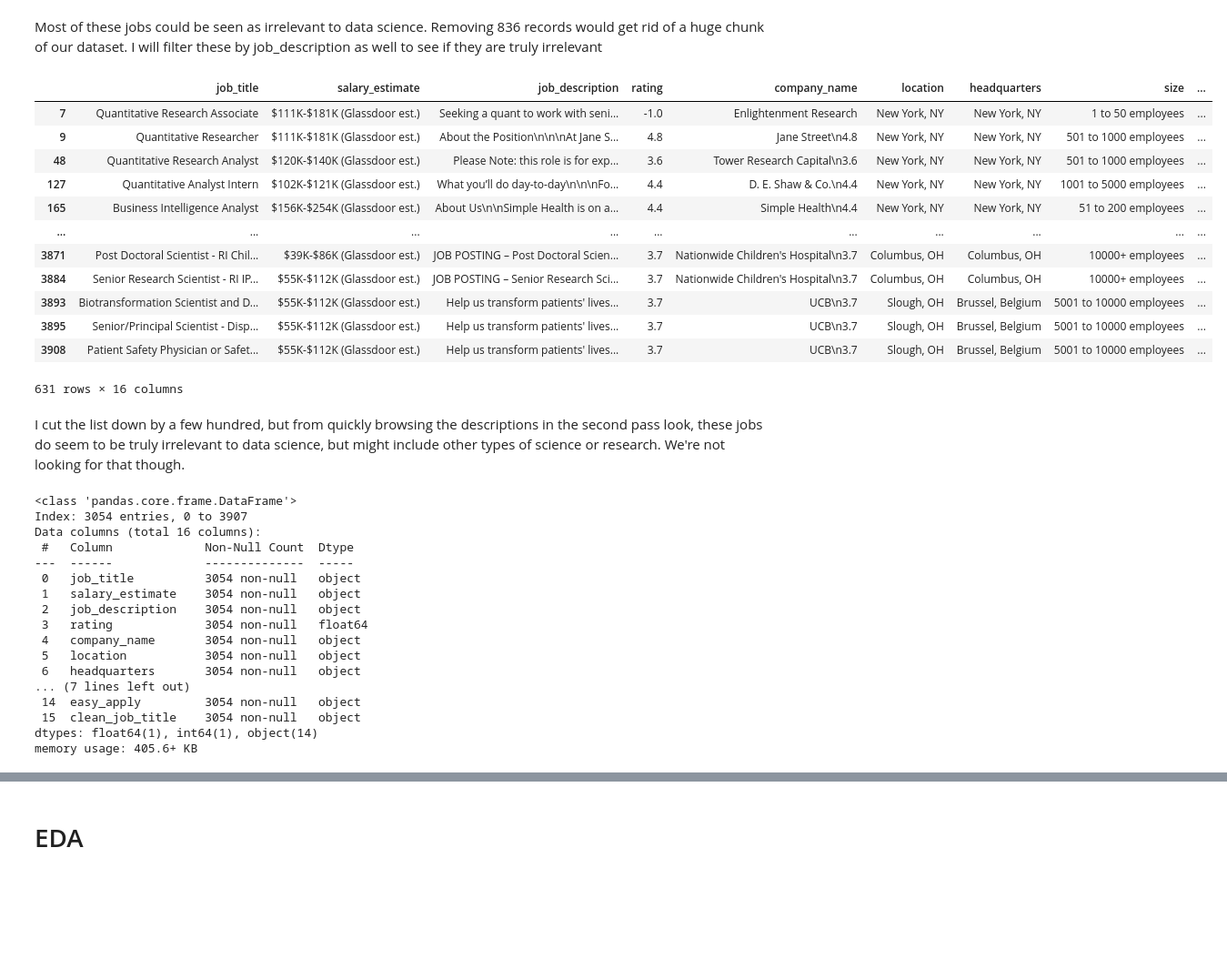
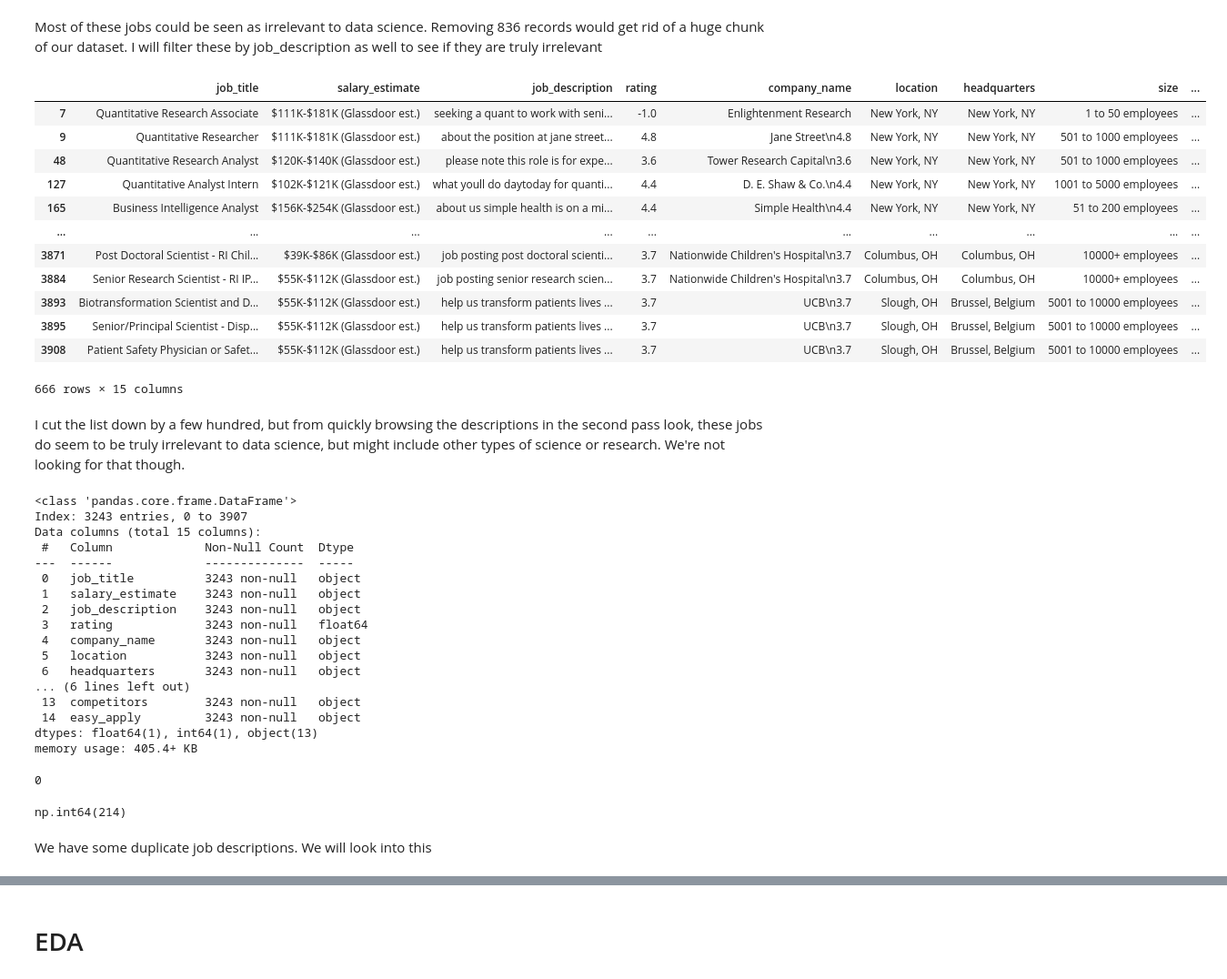
Before and after one commit to Thomas-Kulch/text_data_toolkit, a Jupyter notebook: eda/EDA_Job_Descriptions.ipynb, the cells around one changed output, grey strips where cells are left out. Shown at 91% size. Saved outputs shown, nothing was run; the diff lists cells and outputs as text; code cells hidden in the pictures; blank space fills up the shorter version.

```diff
--- a/eda/EDA_Job_Descriptions.ipynb
+++ b/eda/EDA_Job_Descriptions.ipynb
@@ -184,9 +158,7 @@ memory usage: 460.6+ KB
 # %%
 # check for irrelevant jobs
-# homogenize job titles first
-df_ds_jobs_raw_no_dups["clean_job_title"] = df_ds_jobs_raw_no_dups["job_title"].str.lower().str.replace(r'[^\w\s]', '', regex=True)
 
-df_ds_jobs_raw_no_dups_bad_titles = df_ds_jobs_raw_no_dups[~df_ds_jobs_raw_no_dups["clean_job_title"].str.contains("data|engineer|ml |machine learning|ai ", case=False, regex=True)]
-df_ds_jobs_raw_no_dups_bad_titles
+df_ds_jobs_raw_bad_titles = df_ds_jobs_raw[~df_ds_jobs_raw["job_title"].str.contains("data|engineer|ml |machine learning|ai ", case=False, regex=True)]
+df_ds_jobs_raw_bad_titles
 # %% [output]
 |  | job_title | salary_estimate | job_description | rating | company_name | location | headquarters | size | ... |
@@ -205,22 +177,22 @@ df_ds_jobs_raw_no_dups_bad_titles
 # %% [markdown]
 Most of these jobs could be seen as irrelevant to data science. Removing 836 records would get rid of a huge chunk of our dataset. I will filter these by job_description as well to see if they are truly irrelevant
 # %%
-df_ds_jobs_raw_no_dups_bad_titles_2nd = df_ds_jobs_raw_no_dups_bad_titles[~df_ds_jobs_raw_no_dups_bad_titles["job_description"].str.contains("python|machine learning|data science", case=False, regex=True)]
-df_ds_jobs_raw_no_dups_bad_titles_2nd
+df_ds_jobs_raw_bad_titles_2nd = df_ds_jobs_raw_bad_titles[~df_ds_jobs_raw_bad_titles["job_description"].str.contains("python|machine learning|data science", case=False, regex=True)]
+df_ds_jobs_raw_bad_titles_2nd
 # %% [output]
 |  | job_title | salary_estimate | job_description | rating | company_name | location | headquarters | size | ... |
-| 7 | Quantitative Research Associate | $111K-$181K (Glassdoor est.) | Seeking a quant to work with seni... | -1.0 | Enlightenment Research | New York, NY | New York, NY | 1 to 50 employees | ... |
-| 9 | Quantitative Researcher | $111K-$181K (Glassdoor est.) | About the Position\n\n\nAt Jane S... | 4.8 | Jane Street\n4.8 | New York, NY | New York, NY | 501 to 1000 employees | ... |
-| 48 | Quantitative Research Analyst | $120K-$140K (Glassdoor est.) | Please Note: this role is for exp... | 3.6 | Tower Research Capital\n3.6 | New York, NY | New York, NY | 501 to 1000 employees | ... |
-| 127 | Quantitative Analyst Intern | $102K-$121K (Glassdoor est.) | What you’ll do day-to-day\n\n\nFo... | 4.4 | D. E. Shaw & Co.\n4.4 | New York, NY | New York, NY | 1001 to 5000 employees | ... |
-| 165 | Business Intelligence Analyst | $156K-$254K (Glassdoor est.) | About Us\n\nSimple Health is on a... | 4.4 | Simple Health\n4.4 | New York, NY | New York, NY | 51 to 200 employees | ... |
+| 7 | Quantitative Research Associate | $111K-$181K (Glassdoor est.) | seeking a quant to work with seni... | -1.0 | Enlightenment Research | New York, NY | New York, NY | 1 to 50 employees | ... |
+| 9 | Quantitative Researcher | $111K-$181K (Glassdoor est.) | about the position at jane street... | 4.8 | Jane Street\n4.8 | New York, NY | New York, NY | 501 to 1000 employees | ... |
+| 48 | Quantitative Research Analyst | $120K-$140K (Glassdoor est.) | please note this role is for expe... | 3.6 | Tower Research Capital\n3.6 | New York, NY | New York, NY | 501 to 1000 employees | ... |
+| 127 | Quantitative Analyst Intern | $102K-$121K (Glassdoor est.) | what youll do daytoday for quanti... | 4.4 | D. E. Shaw & Co.\n4.4 | New York, NY | New York, NY | 1001 to 5000 employees | ... |
+| 165 | Business Intelligence Analyst | $156K-$254K (Glassdoor est.) | about us simple health is on a mi... | 4.4 | Simple Health\n4.4 | New York, NY | New York, NY | 51 to 200 employees | ... |
 | ... | ... | ... | ... | ... | ... | ... | ... | ... | ... |
-| 3871 | Post Doctoral Scientist - RI Chil... | $39K-$86K (Glassdoor est.) | JOB POSTING – Post Doctoral Scien... | 3.7 | Nationwide Children's Hospital\n3.7 | Columbus, OH | Columbus, OH | 10000+ employees | ... |
-| 3884 | Senior Research Scientist - RI IP... | $55K-$112K (Glassdoor est.) | JOB POSTING – Senior Research Sci... | 3.7 | Nationwide Children's Hospital\n3.7 | Columbus, OH | Columbus, OH | 10000+ employees | ... |
-| 3893 | Biotransformation Scientist and D... | $55K-$112K (Glassdoor est.) | Help us transform patients' lives... | 3.7 | UCB\n3.7 | Slough, OH | Brussel, Belgium | 5001 to 10000 employees | ... |
-| 3895 | Senior/Principal Scientist - Disp... | $55K-$112K (Glassdoor est.) | Help us transform patients' lives... | 3.7 | UCB\n3.7 | Slough, OH | Brussel, Belgium | 5001 to 10000 employees | ... |
-| 3908 | Patient Safety Physician or Safet... | $55K-$112K (Glassdoor est.) | Help us transform patients' lives... | 3.7 | UCB\n3.7 | Slough, OH | Brussel, Belgium | 5001 to 10000 employees | ... |
+| 3871 | Post Doctoral Scientist - RI Chil... | $39K-$86K (Glassdoor est.) | job posting post doctoral scienti... | 3.7 | Nationwide Children's Hospital\n3.7 | Columbus, OH | Columbus, OH | 10000+ employees | ... |
+| 3884 | Senior Research Scientist - RI IP... | $55K-$112K (Glassdoor est.) | job posting senior research scien... | 3.7 | Nationwide Children's Hospital\n3.7 | Columbus, OH | Columbus, OH | 10000+ employees | ... |
+| 3893 | Biotransformation Scientist and D... | $55K-$112K (Glassdoor est.) | help us transform patients lives ... | 3.7 | UCB\n3.7 | Slough, OH | Brussel, Belgium | 5001 to 10000 employees | ... |
+| 3895 | Senior/Principal Scientist - Disp... | $55K-$112K (Glassdoor est.) | help us transform patients lives ... | 3.7 | UCB\n3.7 | Slough, OH | Brussel, Belgium | 5001 to 10000 employees | ... |
+| 3908 | Patient Safety Physician or Safet... | $55K-$112K (Glassdoor est.) | help us transform patients lives ... | 3.7 | UCB\n3.7 | Slough, OH | Brussel, Belgium | 5001 to 10000 employees | ... |
-631 rows × 16 columns
+666 rows × 15 columns
 # %% [markdown]
 I cut the list down by a few hundred, but from quickly browsing the descriptions in the second pass look, these jobs do seem to be truly irrelevant to data science, but might include other types of science or research. We're not looking for that though.
 # %%
@@ -230,20 +202,29 @@ df_ds_jobs_raw_no_dups.drop(indexes_to_remove, inplace=True)
 # %%
-df_ds_jobs_raw_no_dups.info()
+df_ds_jobs_raw.info()
 # %% [output]
 <class 'pandas.core.frame.DataFrame'>
-Index: 3054 entries, 0 to 3907
-Data columns (total 16 columns):
+Index: 3243 entries, 0 to 3907
+Data columns (total 15 columns):
  #   Column             Non-Null Count  Dtype
 ---  ------             --------------  -----
- 0   job_title          3054 non-null   object
- 1   salary_estimate    3054 non-null   object
- 2   job_description    3054 non-null   object
- 3   rating             3054 non-null   float64
- 4   company_name       3054 non-null   object
- 5   location           3054 non-null   object
- 6   headquarters       3054 non-null   object
-... (7 lines left out)
- 14  easy_apply         3054 non-null   object
- 15  clean_job_title    3054 non-null   object
-dtypes: float64(1), int64(1), object(14)
-memory usage: 405.6+ KB
+ 0   job_title          3243 non-null   object
+ 1   salary_estimate    3243 non-null   object
+ 2   job_description    3243 non-null   object
+ 3   rating             3243 non-null   float64
+ 4   company_name       3243 non-null   object
+ 5   location           3243 non-null   object
+ 6   headquarters       3243 non-null   object
+... (6 lines left out)
+ 13  competitors        3243 non-null   object
+ 14  easy_apply         3243 non-null   object
+dtypes: float64(1), int64(1), object(13)
+memory usage: 405.4+ KB
+# %%
+# check for duplicates
+print(df_ds_jobs_raw.duplicated().sum())
+df_ds_jobs_raw["job_description"].duplicated().sum()
+# %% [output]
+0
+np.int64(214)
+# %% [markdown]
+We have some duplicate job descriptions. We will look into this
```
Also changed, not shown: parts of 49 cells of this notebook, 5 other files.
